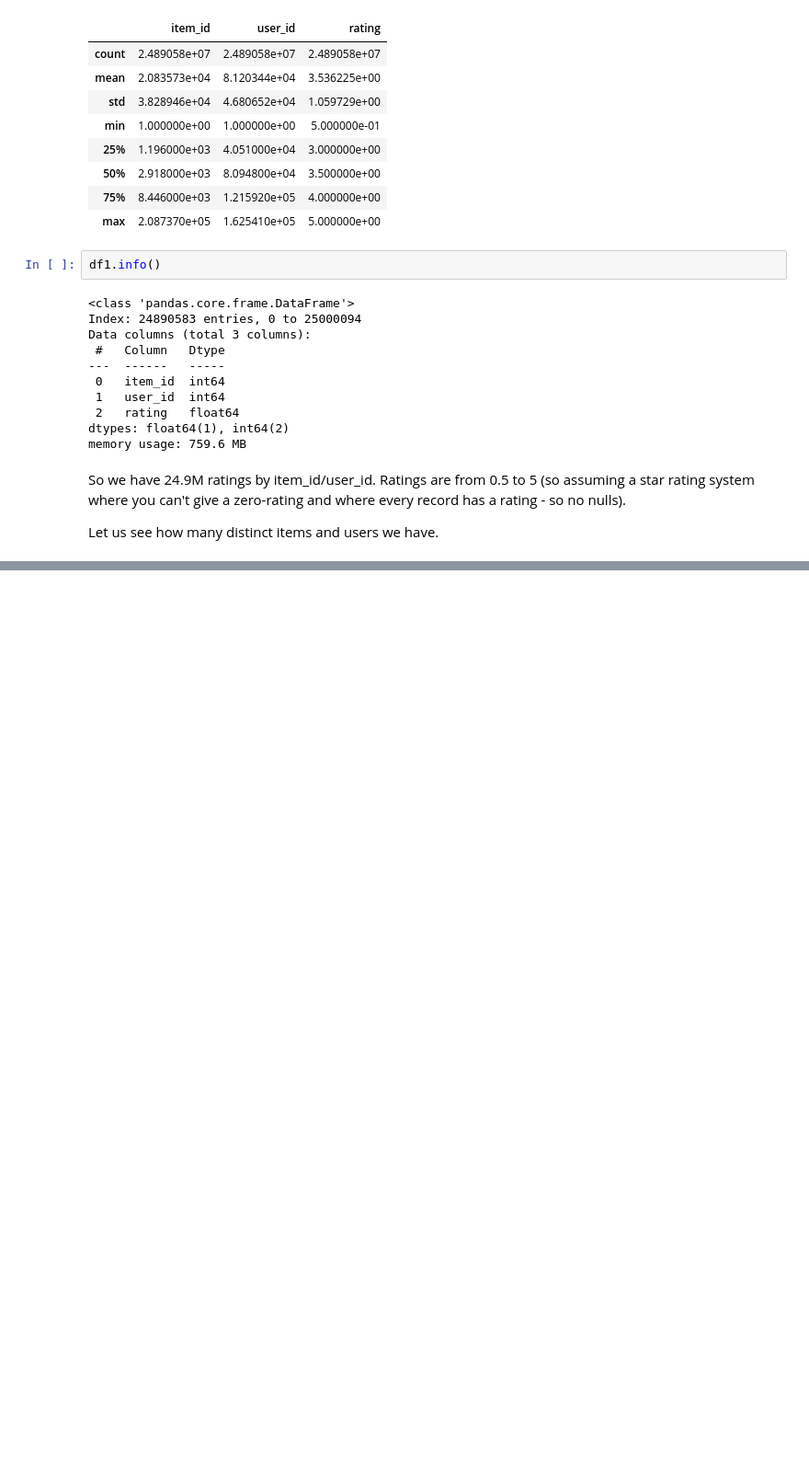
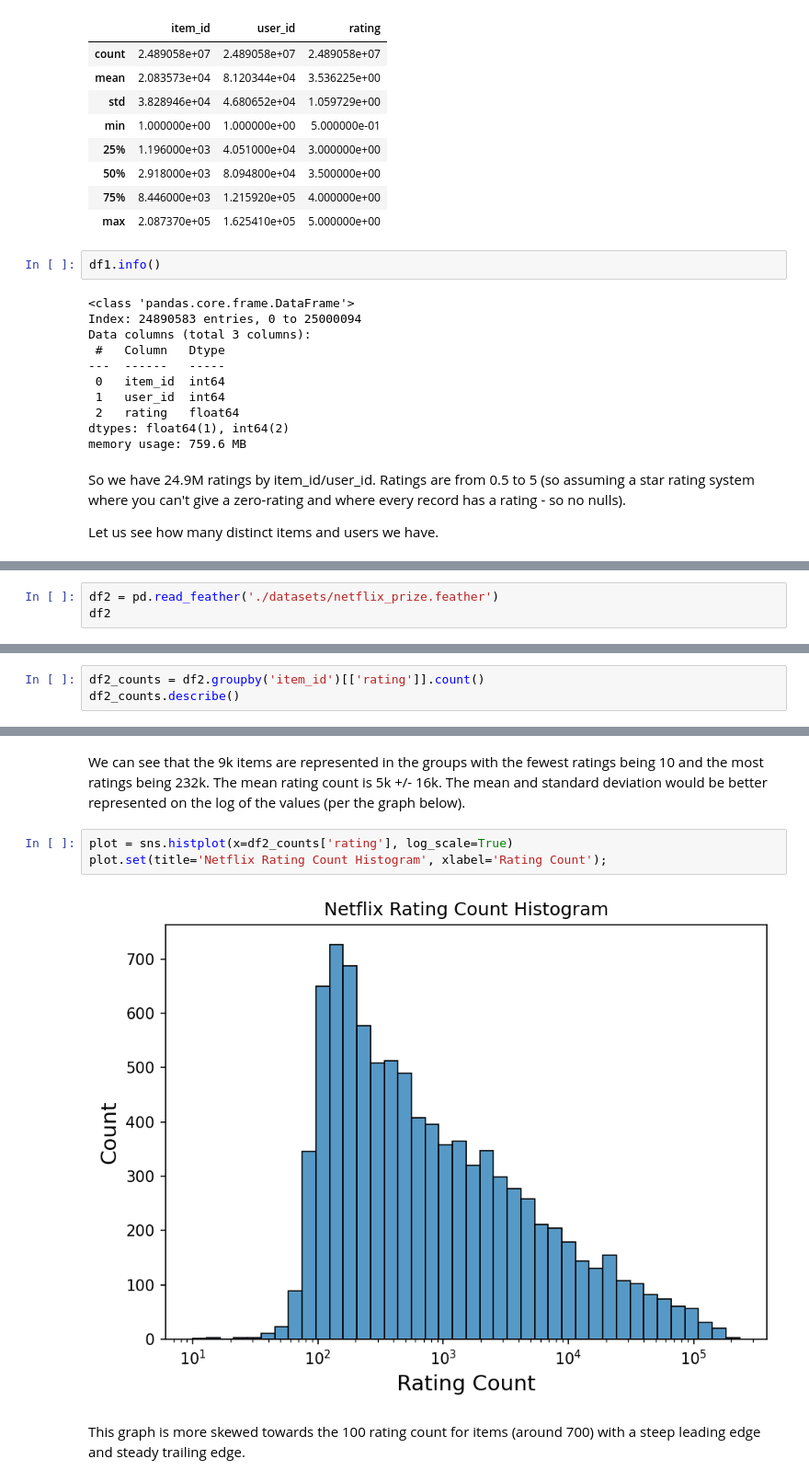
Before and after one commit to jmfb/csc6711-project2, a Jupyter notebook: Project2.ipynb, the cells around one changed output, grey strips where cells are left out. Shown at 92% size. Drawn from its saved outputs; the diff is of its cells as text; blank space fills up the shorter version.

```diff
--- a/Project2.ipynb
+++ b/Project2.ipynb
@@ -81,0 +119,3 @@ So there are around 24k different movies and 162k different users which makes th
+# %%
+df2 = pd.read_feather('./datasets/netflix_prize.feather')
+df2
@@ -81,0 +184,3 @@ So there are around 24k different movies and 162k different users which makes th
+# %%
+df2_counts = df2.groupby('item_id')[['rating']].count()
+df2_counts.describe()
@@ -81,0 +197,9 @@ So there are around 24k different movies and 162k different users which makes th
+# %% [markdown]
+We can see that the 9k items are represented in the groups with the fewest ratings being 10 and the most ratings being 232k.  The mean rating count is 5k +/- 16k.  The mean and standard deviation would be better represented on the log of the values (per the graph below).
+# %%
+plot = sns.histplot(x=df2_counts['rating'], log_scale=True)
+plot.set(title='Netflix Rating Count Histogram', xlabel='Rating Count');
+# %% [output]
+[figure, added]
+# %% [markdown]
+This graph is more skewed towards the 100 rating count for items (around 700) with a steep leading edge and steady trailing edge.
```
Also changed, not shown: parts of 14 cells of this notebook.
